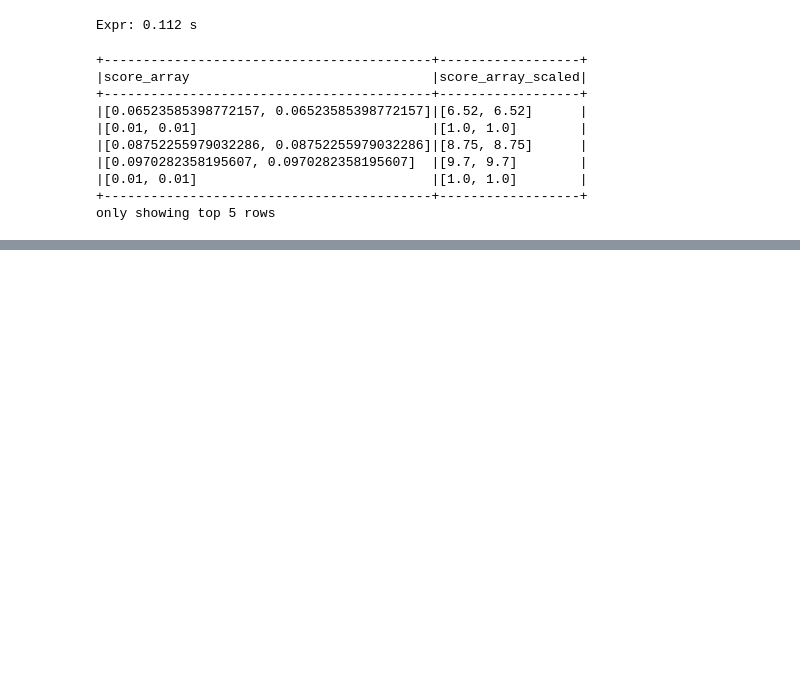
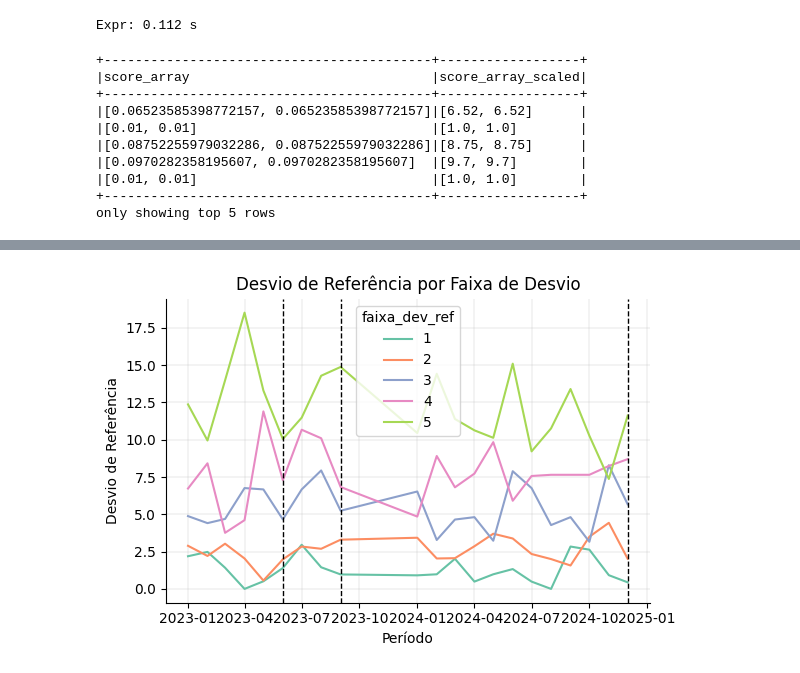
Before and after one commit to Cristiano2132/pyspark_examples, a Jupyter notebook: tutorial.ipynb, the cells around one changed output, grey strips where cells are left out. Cells and saved outputs as stored; diff of their text form; code cells hidden in the pictures; blank space fills up the shorter version.

```diff
--- a/tutorial.ipynb
+++ b/tutorial.ipynb
@@ -873,0 +1056,40 @@ only showing top 5 rows
+# %%
+# 4️⃣ Visualizar com gráfico de linhas multiplas
+# Vamos focar no modelo_a com faixas fixas:
+
+# converter para Pandas para visualização
+df_fixas_plot = agg_fixas.filter(
+    (F.col("model") == "modelo_a")
+).orderBy("year", "month", "faixa_dev_ref").toPandas()
+
+# Criar coluna de data
+df_fixas_plot["periodo"] = pd.to_datetime(df_fixas_plot["year"].astype(str) + "-" + df_fixas_plot["month"].astype(str))
+end_dev = df_fixas_plot.query("env=='DEV'")["periodo"].max()
+end_prd = df_fixas_plot.query("env=='PRD'")["periodo"].max()
+end_oot  = df_fixas_plot.query("env=='OOT'")["periodo"].max()
+fig, ax = plt.subplots(figsize=(6, 4))
+sns.lineplot(
+    data=df_fixas_plot,
+    x="periodo",
+    y="proporcao_eventos",
+    hue="faixa_dev_ref",
+    palette="Set2",
+    ax=ax,
+)
+# Adicionando as linhas verticais
+ax.axvline(x=end_dev, color='black', linestyle='--', linewidth=1)
+ax.axvline(x=end_prd, color='black', linestyle='--', linewidth=1)
+ax.axvline(x=end_oot, color='black', linestyle='--', linewidth=1)
+ax.set_title("Desvio de Referência por Faixa de Desvio")
+ax.set_xlabel("Período")
+ax.set_ylabel("Desvio de Referência")
+# Ajustando a estética
+ax.spines['right'].set_visible(False)
+ax.spines['top'].set_visible(False)
+ax.yaxis.grid(True, linestyle='-', linewidth=0.2)
+ax.xaxis.grid(True, linestyle='-', linewidth=0.2)
+
+plt.tight_layout()
+plt.show()
+# %% [output]
+[figure, added]
```
Also changed, not shown: parts of 13 cells of this notebook.
